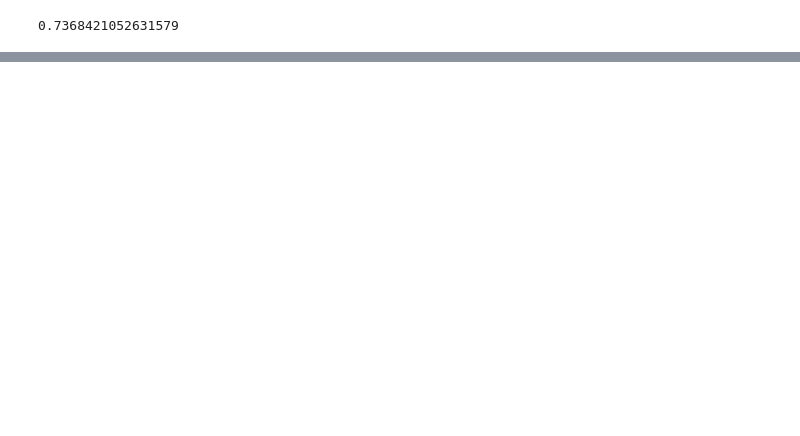
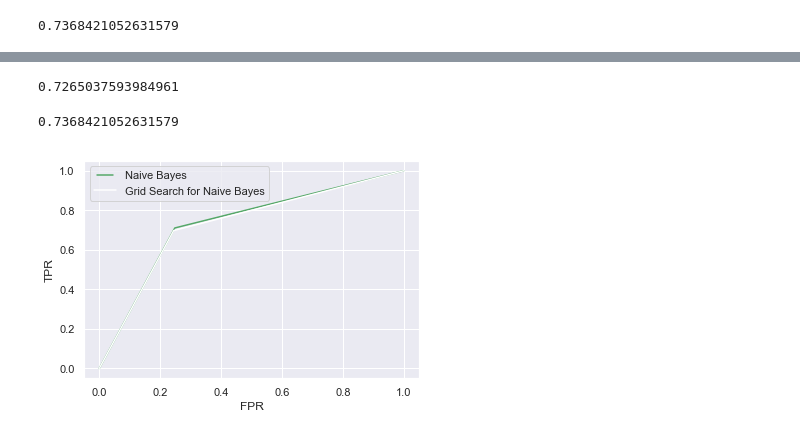
Before and after one commit to PriyaShrinithi/Titanic, a Jupyter notebook: Titanic.ipynb, the cells around one changed output, grey strips where cells are left out. Drawn from its saved outputs; the diff is of its cells as text; code cells hidden in the pictures; blank space fills up the shorter version.

```diff
--- a/Titanic.ipynb
+++ b/Titanic.ipynb
@@ -1422,0 +1517,23 @@ print(result)
+# %%
+naive_grid_fpr, naive_grid_tpr, naive_grid_threshold = roc_curve(y_test, y_pred)
+naive_grid_roc_auc = auc(naive_grid_fpr, naive_grid_tpr)
+naive_grid_roc_auc
+# %% [output]
+0.7265037593984961
+# %%
+filename = 'finalized_naive_grid.pkl'
+pickle.dump(naive, open(filename, 'wb'))
+naive_loaded = pickle.load(open(filename, 'rb'))
+result = naive_loaded.score(X_test, y_test)
+print(result)
+# %% [output]
+0.7368421052631579
+# %%
+line1 = plt.plot(naive_fpr, naive_tpr, 'g', label='Naive Bayes')
+line2 = plt.plot(naive_grid_fpr, naive_grid_tpr, 'white', label='Grid Search for Naive Bayes')
+plt.legend(handler_map= {line1[0]: HandlerLine2D(numpoints=2)})
+plt.xlabel('FPR')
+plt.ylabel('TPR')
+plt.show()
+# %% [output]
+[figure, added]
```
Also changed, not shown: parts of 39 cells of this notebook.
